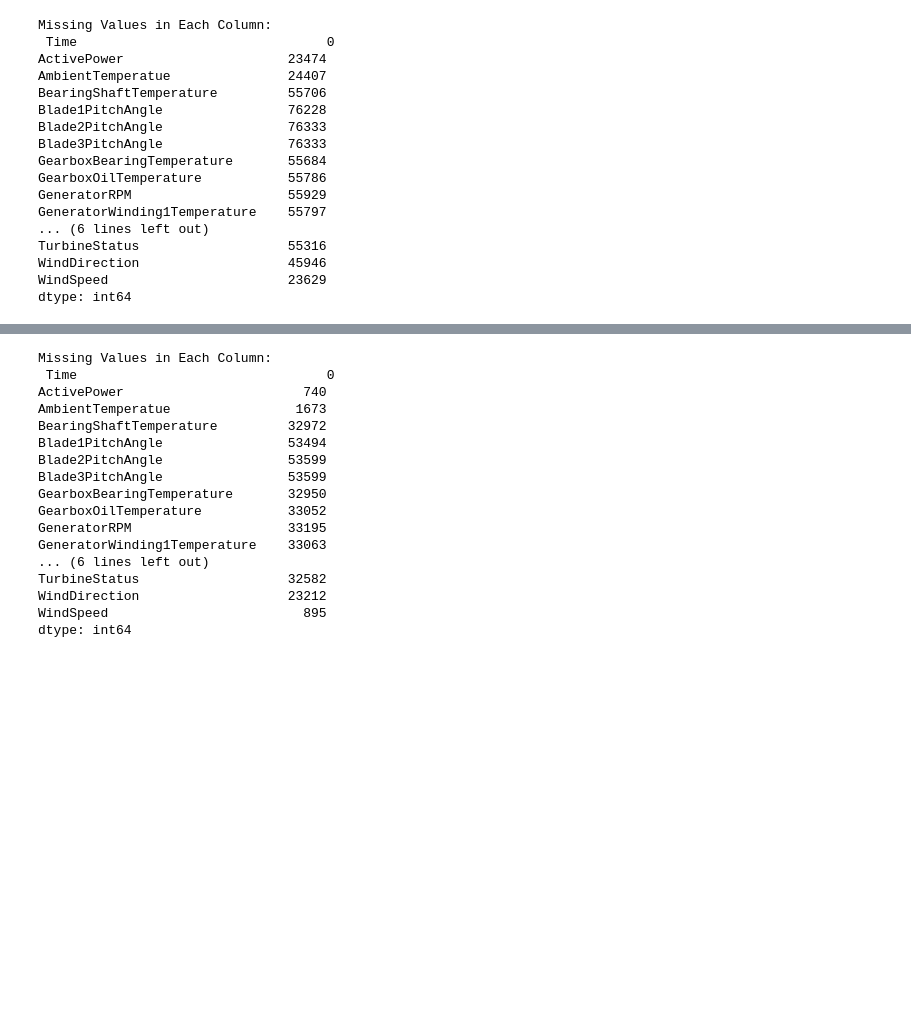
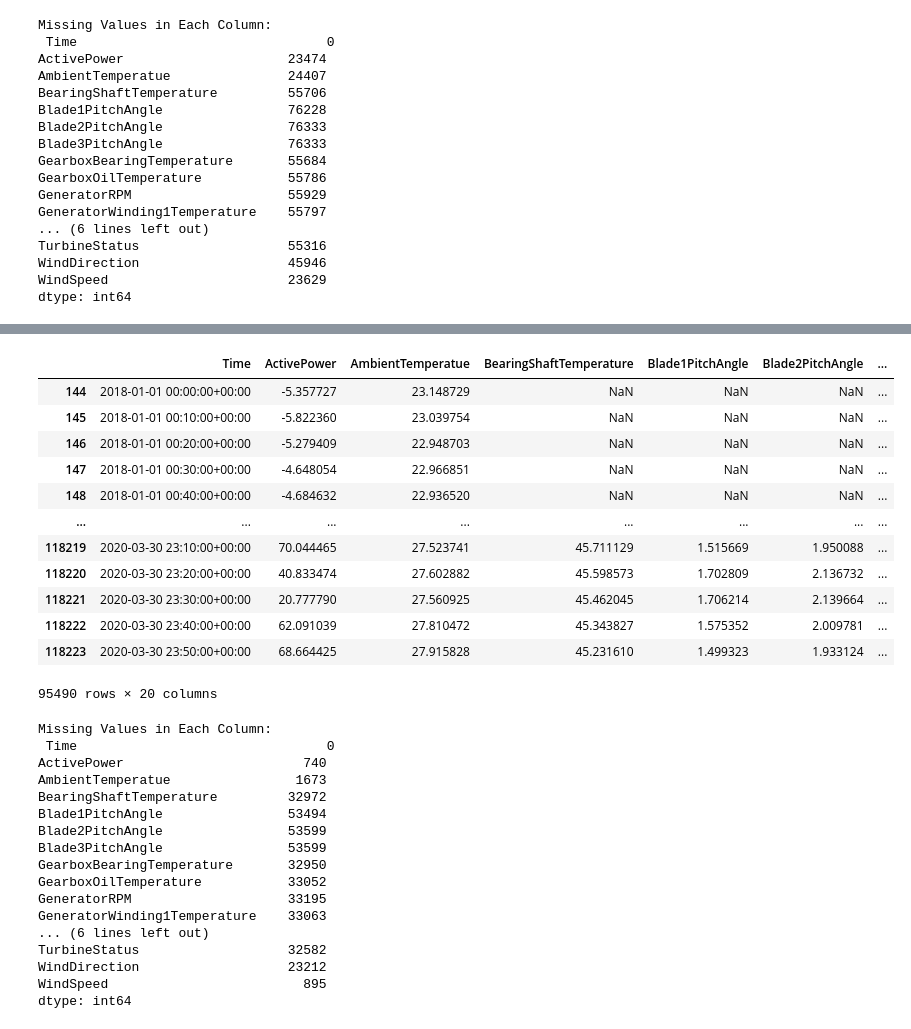
Before and after one commit to allmamun556/MLOPS_CI_CD_MONITORING, a Jupyter notebook: modeling-wind-power-forecasting.ipynb, the cells around one changed output, grey strips where cells are left out. Drawn from its saved outputs; the diff is of its cells as text; code cells hidden in the pictures; blank space fills up the shorter version.

```diff
--- a/modeling-wind-power-forecasting.ipynb
+++ b/modeling-wind-power-forecasting.ipynb
@@ -186,0 +57,4 @@ In this section, we will perform an exploratory data analysis (EDA) to understan
+# %%
+warnings.filterwarnings('ignore')
+df = pd.read_csv('Turbine_Data.csv')
+df.columns
@@ -250,3 +99,20 @@ Cleaned DataFrame Shape: (95490, 20)
+# %%
+df_cleaned = df[df.drop(columns='Time').notna().sum(axis=1) > 0]
+df_cleaned
+# %% [output]
+|  | Time | ActivePower | AmbientTemperatue | BearingShaftTemperature | Blade1PitchAngle | Blade2PitchAngle | ... |
+| 144 | 2018-01-01 00:00:00+00:00 | -5.357727 | 23.148729 | NaN | NaN | NaN | ... |
+| 145 | 2018-01-01 00:10:00+00:00 | -5.822360 | 23.039754 | NaN | NaN | NaN | ... |
+| 146 | 2018-01-01 00:20:00+00:00 | -5.279409 | 22.948703 | NaN | NaN | NaN | ... |
+| 147 | 2018-01-01 00:30:00+00:00 | -4.648054 | 22.966851 | NaN | NaN | NaN | ... |
+| 148 | 2018-01-01 00:40:00+00:00 | -4.684632 | 22.936520 | NaN | NaN | NaN | ... |
+| ... | ... | ... | ... | ... | ... | ... | ... |
+| 118219 | 2020-03-30 23:10:00+00:00 | 70.044465 | 27.523741 | 45.711129 | 1.515669 | 1.950088 | ... |
+| 118220 | 2020-03-30 23:20:00+00:00 | 40.833474 | 27.602882 | 45.598573 | 1.702809 | 2.136732 | ... |
+| 118221 | 2020-03-30 23:30:00+00:00 | 20.777790 | 27.560925 | 45.462045 | 1.706214 | 2.139664 | ... |
+| 118222 | 2020-03-30 23:40:00+00:00 | 62.091039 | 27.810472 | 45.343827 | 1.575352 | 2.009781 | ... |
+| 118223 | 2020-03-30 23:50:00+00:00 | 68.664425 | 27.915828 | 45.231610 | 1.499323 | 1.933124 | ... |
+95490 rows × 20 columns
 # %%
 # Check again the missing values
 missing_values = df_cleaned.isnull().sum()
```
Also changed, not shown: parts of 37 cells of this notebook.
